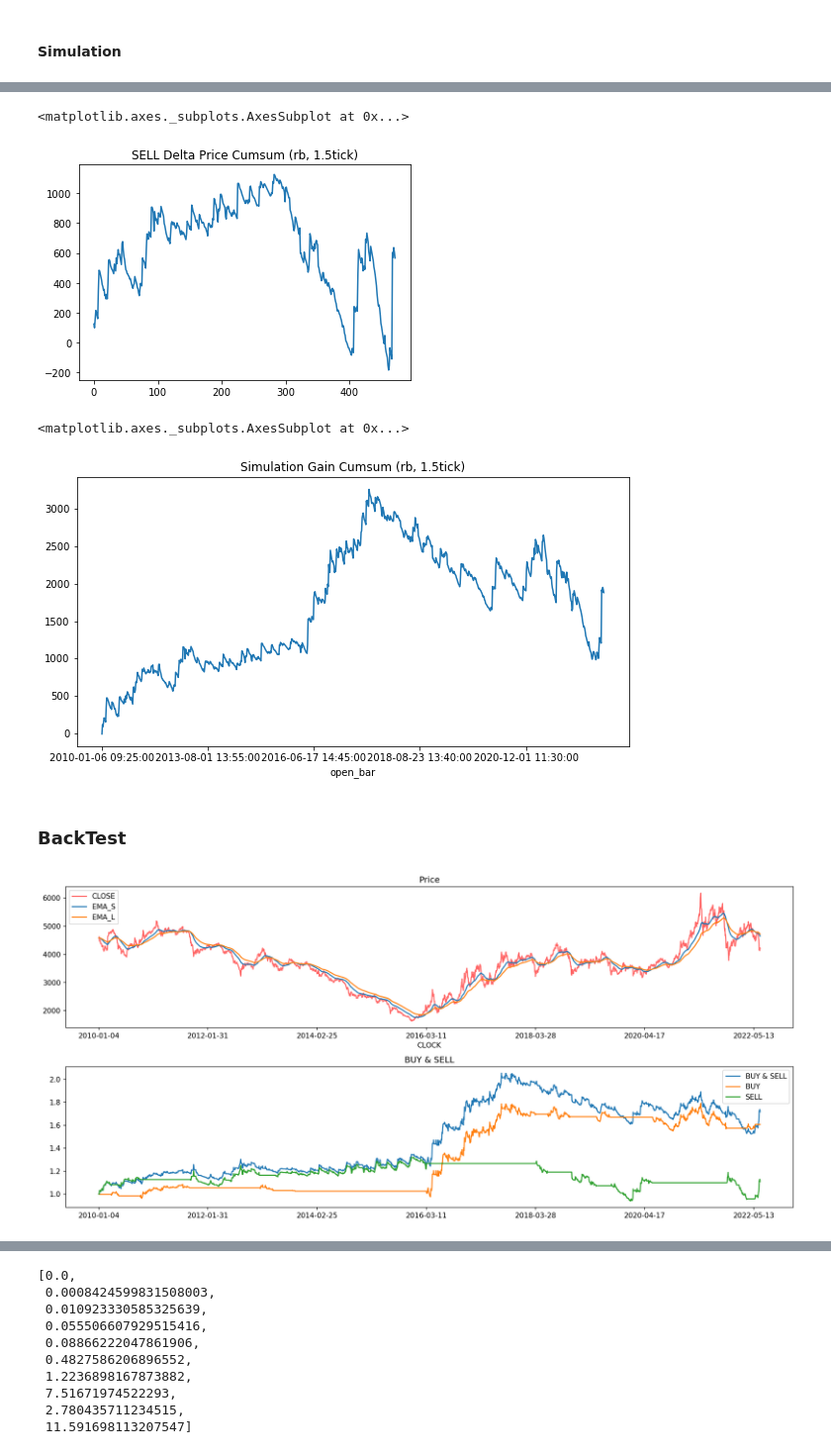
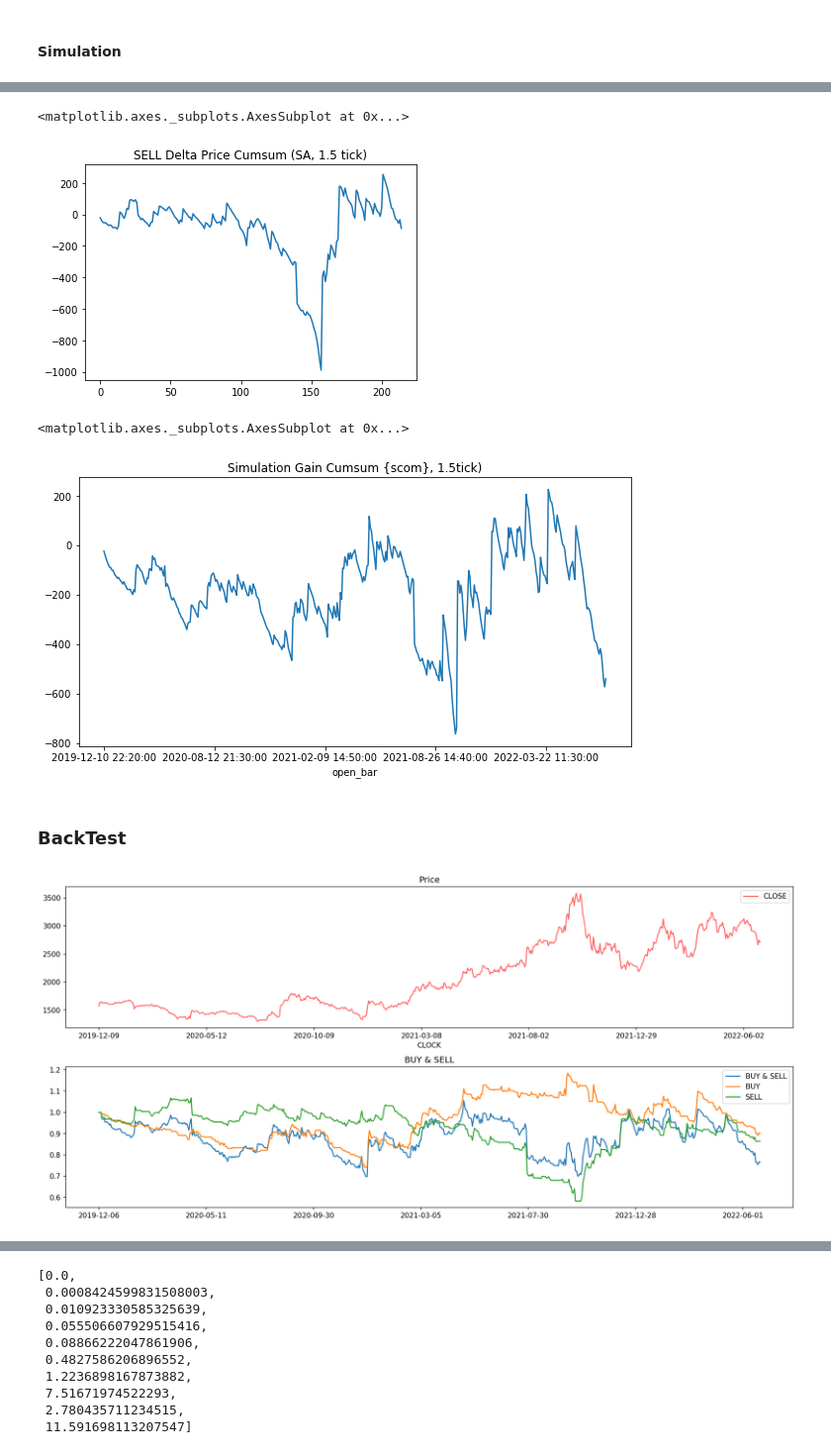
Before and after one commit to RichardS0268/Stock_cn_T0_Trend, a Jupyter notebook: CTA_data.ipynb, the cells around one changed output, grey strips where cells are left out. Shown at 99% size. Cells and saved outputs as stored; diff of their text form; code cells hidden in the pictures.

```diff
--- a/CTA_data.ipynb
+++ b/CTA_data.ipynb
@@ -271,7 +274,7 @@ Name: trigger, Length: 1456, dtype: float64
 # %% [markdown]
 #### Simulation
 # %%
-TICK = 1.5
+TICK = commodities[scom]['mintick'] * 1.5
 # %%
 BUY_trigger_list = list(COM_5['trigger'].loc[COM_5['trigger']== 1].index)
 SELL_trigger_list = list(COM_5['trigger'].loc[COM_5['trigger']==-1].index)
@@ -392,7 +394,7 @@ for i in range(len(SELL_trigger_list)):
             loss_cut = COM_5.loc[observation_bar]['LB_S']
 
         if (COM_5['HIGH'].loc[observation_bar] >= loss_cut) or (COM_5['LOW'].loc[observation_bar] <= profit_cut):
-            close_bar = clock_rank[clock_rank.index(observation_bar)+1]
+            close_bar = clock_rank[min(clock_rank.index(observation_bar)+1,len(clock_rank)-1)]
             break
 
     close_price = COM_5['OPEN'].loc[close_bar] + TICK
@@ -410,11 +406,11 @@ for i in range(len(SELL_trigger_list)):
 # %%
 SELL_log['gain'] = SELL_log['open_price'] - SELL_log['close_price']
 # %%
-plt.title("SELL Delta Price Cumsum (rb, 1.5tick)")
+plt.title(f"SELL Delta Price Cumsum ({scom}, {TICK} tick)")
 SELL_log['gain'].cumsum().plot()
 # %% [output]
 <matplotlib.axes._subplots.AxesSubplot at 0x...>
-[figure, old version]
+[figure, new version]
 # %%
 SELL_log['signal']= 'SELL'
 BUY_log['signal'] = 'BUY'
@@ -429,15 +425,15 @@ trading_log_all = buy.append(sell)
 trading_log_all = trading_log_all.sort_index()
 # %%
 fig, axes = plt.subplots(figsize=(10, 5))
-plt.title('Simulation Gain Cumsum (rb, 1.5tick)')
+plt.title('Simulation Gain Cumsum {scom}, 1.5tick)')
 trading_log_all['gain'].cumsum().plot()
 # %% [output]
 <matplotlib.axes._subplots.AxesSubplot at 0x...>
-[figure, old version]
+[figure, new version]
 # %% [markdown]
 ### BackTest
 # %%
-Dominant = get_dominant_contracts('R.CN.SHF.rb.0004', COM_5_VTD[0], COM_5_VTD[-1])
+Dominant = get_dominant_contracts(f"R.CN.{commodities[scom]['exchange']}.{scom}.0004", COM_5_VTD[0], COM_5_VTD[-1])
 
 Dominant['last_dc'] = Dominant['ProductCode'].shift(1)
 Dominant['Date'] = Dominant['Date'].apply(lambda x: x[:4]+'-'+x[4:6]+'-'+x[6:8])
@@ -483,12 +479,12 @@ def Simulation(trading_log):
         entry = trading_log.iloc[i]
 
         if entry['open_date'] == entry['close_date']: # open and close position in the same day
-            OPEN_POS_VOL = int(INIT_CAP/(entry['open_price']*commodities['rb']['multiplier'])) # setting the allocatable money
-            Balance['interday_profit'].loc[entry['open_date']] += entry['gain'] * OPEN_POS_VOL * commodities['rb']['multiplier']
+            OPEN_POS_VOL = int(INIT_CAP/(entry['open_price']*commodities[scom]['multiplier'])) # setting the allocatable money
+            Balance['interday_profit'].loc[entry['open_date']] += entry['gain'] * OPEN_POS_VOL * commodities[scom]['multiplier']
 
         else:# holding position for a period
             pos_dir = 1 if entry['signal'] == 'BUY' else -1
-            OPEN_POS_VOL = int(INIT_CAP/(entry['open_price']*commodities['rb']['multiplier']))
+            OPEN_POS_VOL = int(INIT_CAP/(entry['open_price']*commodities[scom]['multiplier']))
 
             period_start = entry['open_date']
             period_end   = COM_5_VTD[COM_5_VTD.index(entry['close_date'])-1]
@@ -496,18 +492,18 @@ def Simulation(trading_log):
             # gain or loss caused by position open
             delta_price = COM_5['CLOSE'].loc[period_start+' 15:00:00'] - entry['open_price']
             Balance['holding_pos'].loc[entry['open_date']] = pos_dir * OPEN_POS_VOL
-            Balance['holding_profit'].loc[entry['open_date']] += pos_dir * OPEN_POS_VOL * delta_price * commodities['rb']['multiplier']
+            Balance['holding_profit'].loc[entry['open_date']] += pos_dir * OPEN_POS_VOL * delta_price * commodities[scom]['multiplier']
 
 
             # holding period value fluctuation
             for i in range(COM_5_VTD.index(entry['open_date'])+1, COM_5_VTD.index(entry['close_date'])):
                 delta_price = COM_5['CLOSE'].loc[COM_5_VTD[i]+' 15:00:00'] - COM_5['CLOSE'].loc[COM_5_VTD[i-1]+' 15:00:00']
                 Balance['holding_pos'].loc[COM_5_VTD[i]] = pos_dir * OPEN_POS_VOL
-                Balance['holding_profit'].loc[COM_5_VTD[i]] += pos_dir * OPEN_POS_VOL * delta_price * commodities['rb']['multiplier']
+                Balance['holding_profit'].loc[COM_5_VTD[i]] += pos_dir * OPEN_POS_VOL * delta_price * commodities[scom]['multiplier']
 
             delta_price = entry['close_price'] - COM_5['CLOSE'].loc[period_end+' 15:00:00']
             Balance['holding_pos'].loc[entry['close_date']] = pos_dir * OPEN_POS_VOL
-            Balance['holding_profit'].loc[entry['close_date']] += pos_dir * OPEN_POS_VOL * delta_price * commodities['rb']['multiplier']
+            Balance['holding_profit'].loc[entry['close_date']] += pos_dir * OPEN_POS_VOL * delta_price * commodities[scom]['multiplier']
 
     for i in tqdm(range(dc_change.shape[0]), desc='Dominant Contracts Change'):
         try:
@@ -536,30 +532,19 @@ Balance_SELL = Simulation(trading_log_sell)
 # %%
 fig, axes = plt.subplots(nrows=2, ncols=1, figsize=(15, 7), dpi=150)
 
-# sdf = pd.DataFrame()
-# sdf['CLOCK'] = COM_5['CLOCK'].apply(lambda x: pd.to_datetime(x))
-# sdf = sdf.set_index('CLOCK')
-# sdf['Open'] = COM_5['OPEN']
-# sdf['Close'] = COM_5['CLOSE']
-# sdf['High'] = COM_5['HIGH']
-# sdf['Low'] = COM_5['LOW']
-# sdf['Volume'] = COM_5['VOLUME']
-
-# mc = mpf.make_marketcolors(up='red', down='green', edge='black')
-# s = mpf.make_mpf_style(base_mpf_style='yahoo', marketcolors=mc, y_on_right=False)
-
 COM_D['CLOSE'].plot(ax=axes[0],color='r', alpha=0.6, label='CLOSE')
-COM_D['EMA_S'].plot(ax=axes[0], label='EMA_S')
-COM_D['EMA_L'].plot(ax=axes[0], label='EMA_L')
+if FILTER:
+    COM_D['EMA_S'].plot(ax=axes[0], label='EMA_S')
+    COM_D['EMA_L'].plot(ax=axes[0], label='EMA_L')
 axes[0].set_title('Price')
 axes[0].legend()
 
 Balance_ALL['Pnl'][:].plot(ax = axes[1], label='BUY & SELL')
 Balance_BUY['Pnl'][:].plot(ax = axes[1], label='BUY')
 Balance_SELL['Pnl'][:].plot(ax = axes[1], label='SELL')
 axes[1].set_title('BUY & SELL')
 axes[1].legend()
 
 plt.tight_layout(True)
 # %% [output]
-[figure, old version]
+[figure, new version]
```
Also changed, not shown: parts of 23 cells of this notebook, 25 other files.
